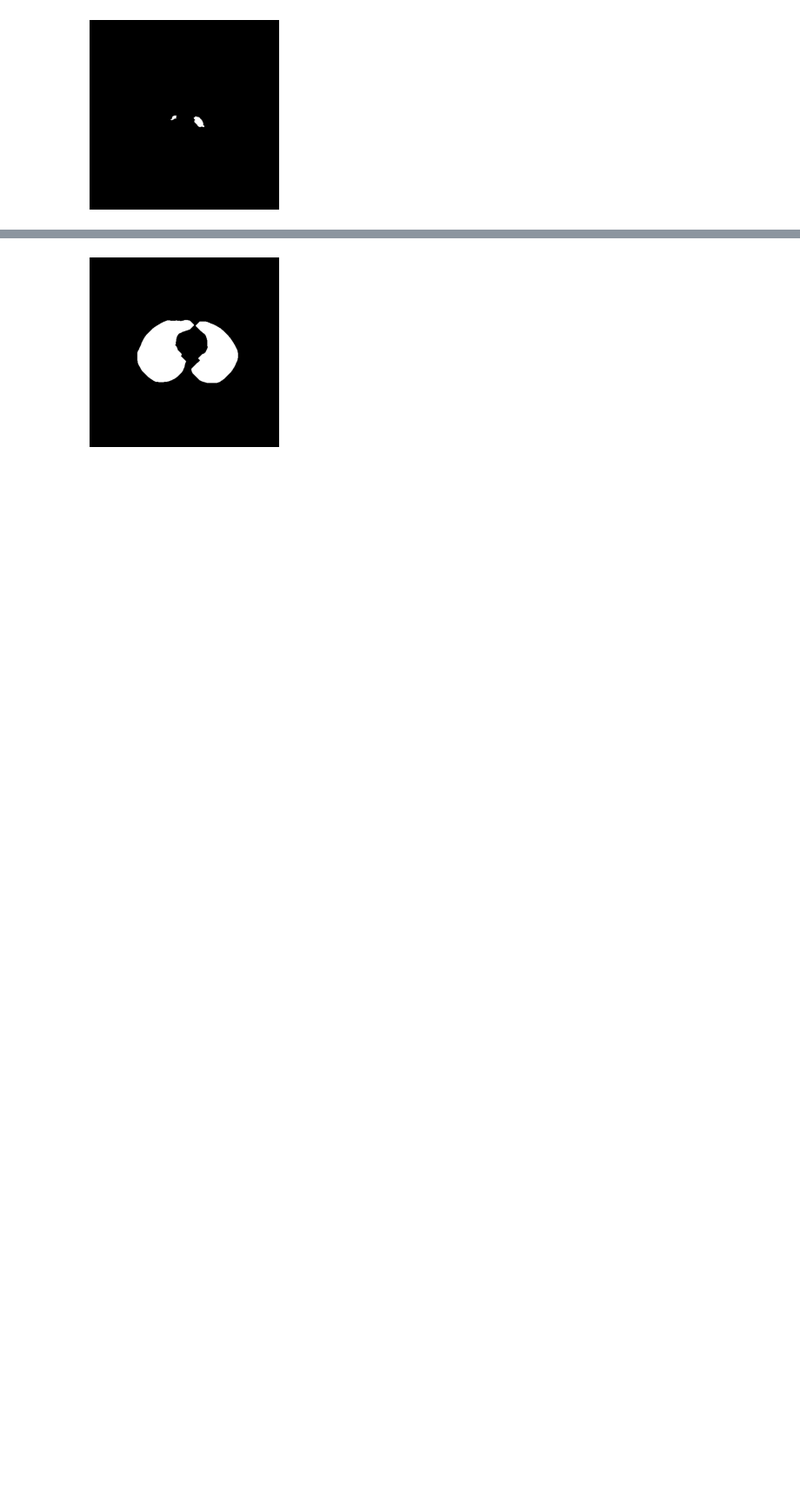
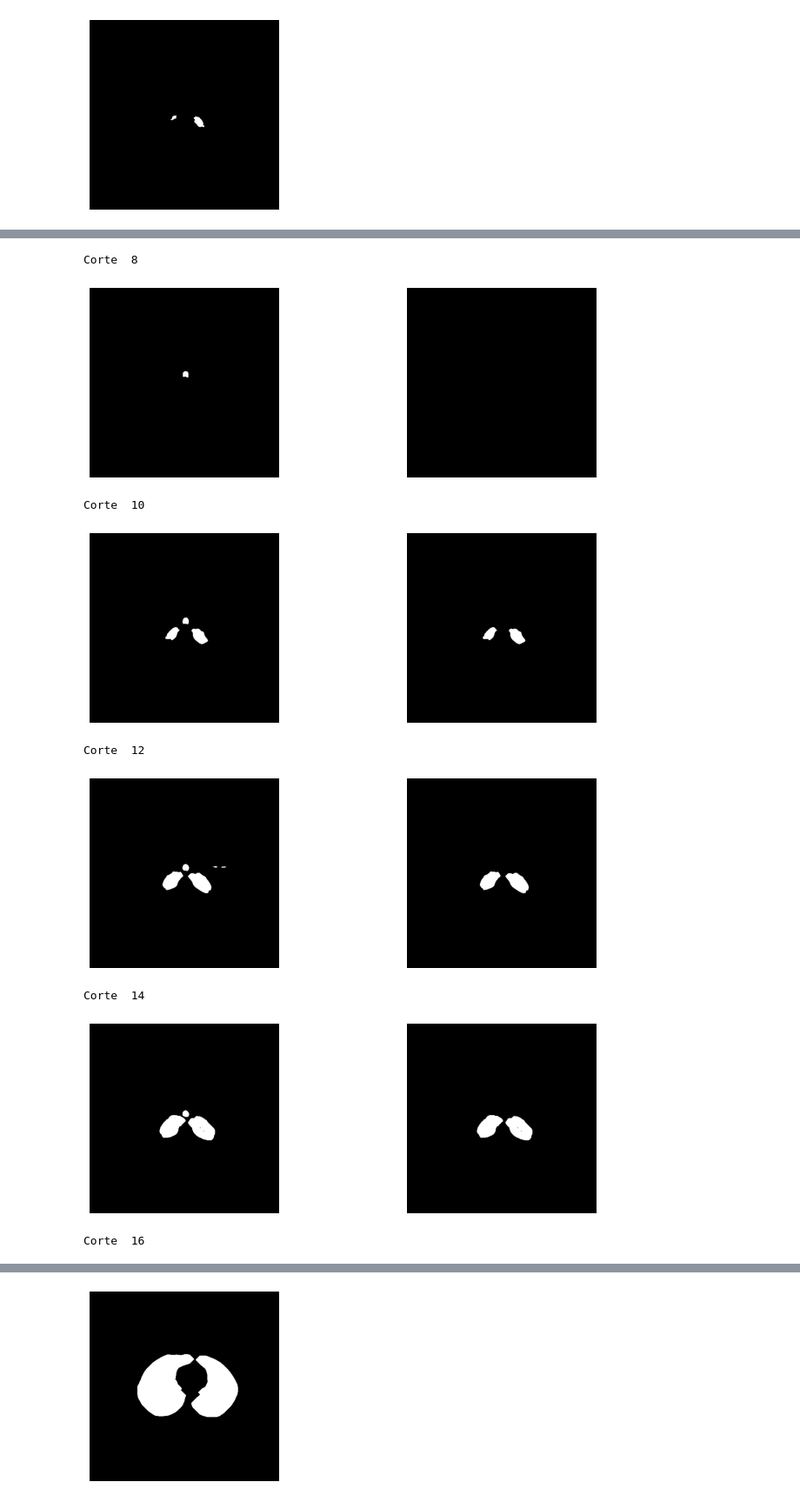
Before and after one commit to jennifer95/visualizacion-segmentacion-pulmonar-DICOM-python, a Jupyter notebook: Segmentación de tejido pulmonar.ipynb, the cells around one changed output, grey strips where cells are left out. Shown at 87% size. Cells and saved outputs as stored; diff of their text form; code cells hidden in the pictures; blank space fills up the shorter version.

```diff
--- a/Segmentación de tejido pulmonar.ipynb
+++ b/Segmentación de tejido pulmonar.ipynb
@@ -249,16 +246,3 @@ plt.axis('off')
 plt.show()
 # %% [output]
 [figure]
-# %%
-for i in range(7,14,2):
-    print('Corte ', i)
-    img_traquea = imagen[i]
-    marker_internal = imagen[i] < -400 # evalua si el valor del píxel cumple o no con la condición
-    marker_internal = segmentation.clear_border(marker_internal)
-    plt.imshow(marker_internal, cmap=plt.cm.gray)
-    plt.axis('off')
-    plt.show()
-    marker_internal = s_p.marcador_interno(img_traquea)
-    plt.imshow(marker_internal,  cmap=plt.cm.gray)
-    plt.axis('off')
-    plt.show()
@@ -277,0 +251,23 @@ Corte  13
+# %%
+for i in range(8,18,2):
+    print('Corte ', i)
+    fig, (ax1, ax2) = plt.subplots(1,2, figsize=(12,4))
+    img_traquea = imagen[i]
+    marker_internal = imagen[i] < -400 # evalua si el valor del píxel cumple o no con la condición
+    marker_internal = segmentation.clear_border(marker_internal)
+    ax1.imshow(marker_internal, cmap=plt.cm.gray)
+    ax1.axis('off')
+    marker_internal = s_p.marcador_interno(img_traquea)
+    plt.imshow(marker_internal,  cmap=plt.cm.gray)
+    ax2.axis('off')
+    plt.show()
+# %% [output]
+Corte  8
+[figure, added]
+Corte  10
+[figure, added]
+Corte  12
+[figure, added]
+Corte  14
+[figure, added]
+Corte  16
```
Also changed, not shown: parts of 29 cells of this notebook.
